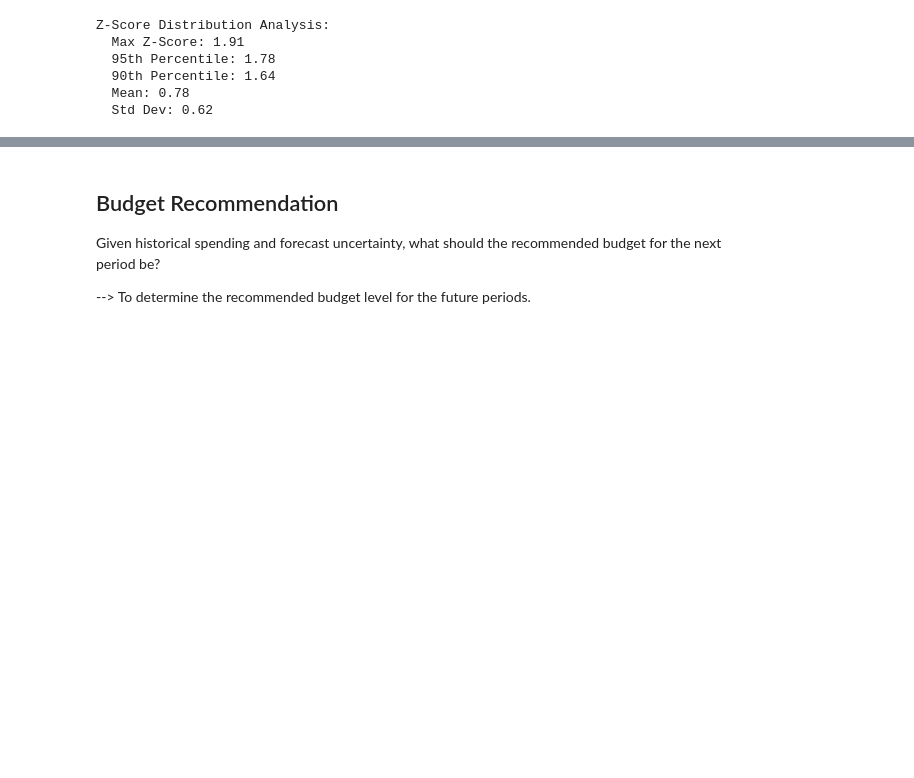
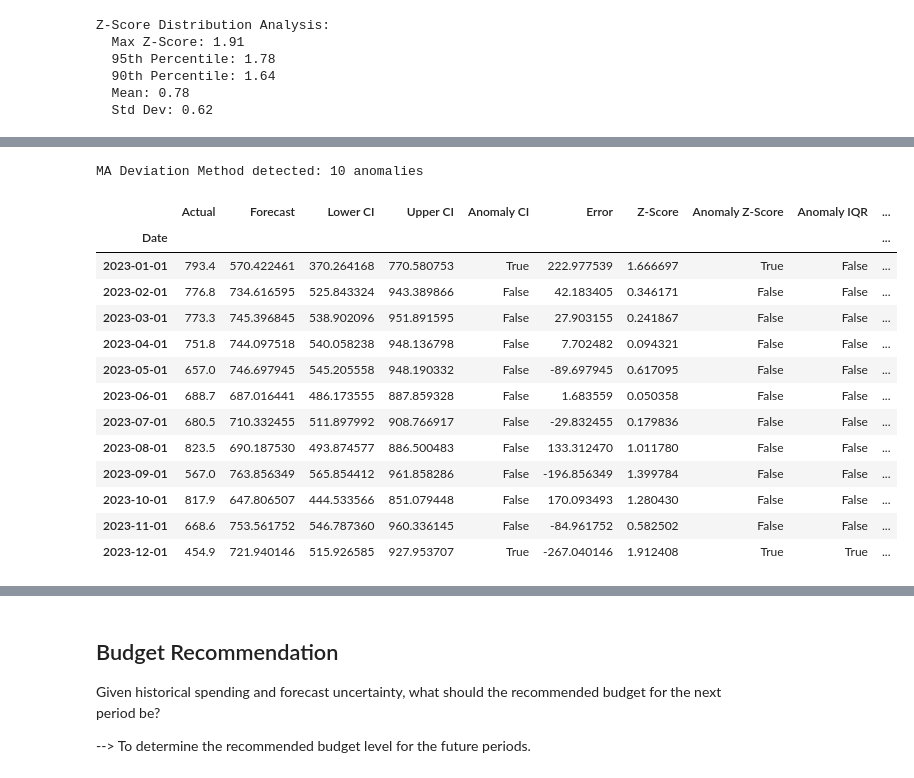
Before and after one commit to fawiyogo001/Paktolos, a Jupyter notebook: NOTEBOOKS/CASH_FLOW_DATA_ANALYSIS.ipynb, the cells around one changed output, grey strips where cells are left out. Saved outputs shown, nothing was run; the diff lists cells and outputs as text; code cells hidden in the pictures; blank space fills up the shorter version.

Commit message:
Completion of Anomaly Detection Visualisation

```diff
--- a/NOTEBOOKS/CASH_FLOW_DATA_ANALYSIS.ipynb
+++ b/NOTEBOOKS/CASH_FLOW_DATA_ANALYSIS.ipynb
@@ -4197,0 +4627,33 @@ BACKTEST_RESULTS
+# %%
+# Moving Average Deviation
+MA_WINDOW = 3
+MA_THRESHOLD = 0.25
+BACKTEST_RESULTS["MA 3 Months"] = BACKTEST_RESULTS["Actual"].rolling(window=MA_WINDOW, center=True).mean()
+
+BACKTEST_RESULTS["MA Upper"] = BACKTEST_RESULTS["MA 3 Months"] * (1 + MA_THRESHOLD)
+BACKTEST_RESULTS["MA Lower"] = BACKTEST_RESULTS["MA 3 Months"] * (1 - MA_THRESHOLD)
+
+BACKTEST_RESULTS["MA Deviation"] = np.abs(BACKTEST_RESULTS["Actual"] - BACKTEST_RESULTS["MA 3 Months"]) / BACKTEST_RESULTS["MA 3 Months"] * 100
+
+# Use 25% deviation as threshold (adjust based on your data)
+MA_THRESHOLD = 0.25
+BACKTEST_RESULTS["Anomaly MA"] = BACKTEST_RESULTS["MA Deviation"].abs() > MA_THRESHOLD
+
+print(f"MA Deviation Method detected: {BACKTEST_RESULTS["Anomaly MA"].sum()} anomalies")
+BACKTEST_RESULTS
+# %% [output]
+MA Deviation Method detected: 10 anomalies
+|  | Actual | Forecast | Lower CI | Upper CI | Anomaly CI | Error | Z-Score | Anomaly Z-Score | Anomaly IQR | ... |
+| Date |  |  |  |  |  |  |  |  |  | ... |
+| 2023-01-01 | 793.4 | 570.422461 | 370.264168 | 770.580753 | True | 222.977539 | 1.666697 | True | False | ... |
+| 2023-02-01 | 776.8 | 734.616595 | 525.843324 | 943.389866 | False | 42.183405 | 0.346171 | False | False | ... |
+| 2023-03-01 | 773.3 | 745.396845 | 538.902096 | 951.891595 | False | 27.903155 | 0.241867 | False | False | ... |
+| 2023-04-01 | 751.8 | 744.097518 | 540.058238 | 948.136798 | False | 7.702482 | 0.094321 | False | False | ... |
+| 2023-05-01 | 657.0 | 746.697945 | 545.205558 | 948.190332 | False | -89.697945 | 0.617095 | False | False | ... |
+| 2023-06-01 | 688.7 | 687.016441 | 486.173555 | 887.859328 | False | 1.683559 | 0.050358 | False | False | ... |
+| 2023-07-01 | 680.5 | 710.332455 | 511.897992 | 908.766917 | False | -29.832455 | 0.179836 | False | False | ... |
+| 2023-08-01 | 823.5 | 690.187530 | 493.874577 | 886.500483 | False | 133.312470 | 1.011780 | False | False | ... |
+| 2023-09-01 | 567.0 | 763.856349 | 565.854412 | 961.858286 | False | -196.856349 | 1.399784 | False | False | ... |
+| 2023-10-01 | 817.9 | 647.806507 | 444.533566 | 851.079448 | False | 170.093493 | 1.280430 | False | False | ... |
+| 2023-11-01 | 668.6 | 753.561752 | 546.787360 | 960.336145 | False | -84.961752 | 0.582502 | False | False | ... |
+| 2023-12-01 | 454.9 | 721.940146 | 515.926585 | 927.953707 | True | -267.040146 | 1.912408 | True | True | ... |
```
Also changed, not shown: parts of 23 cells of this notebook, 8 other files.
